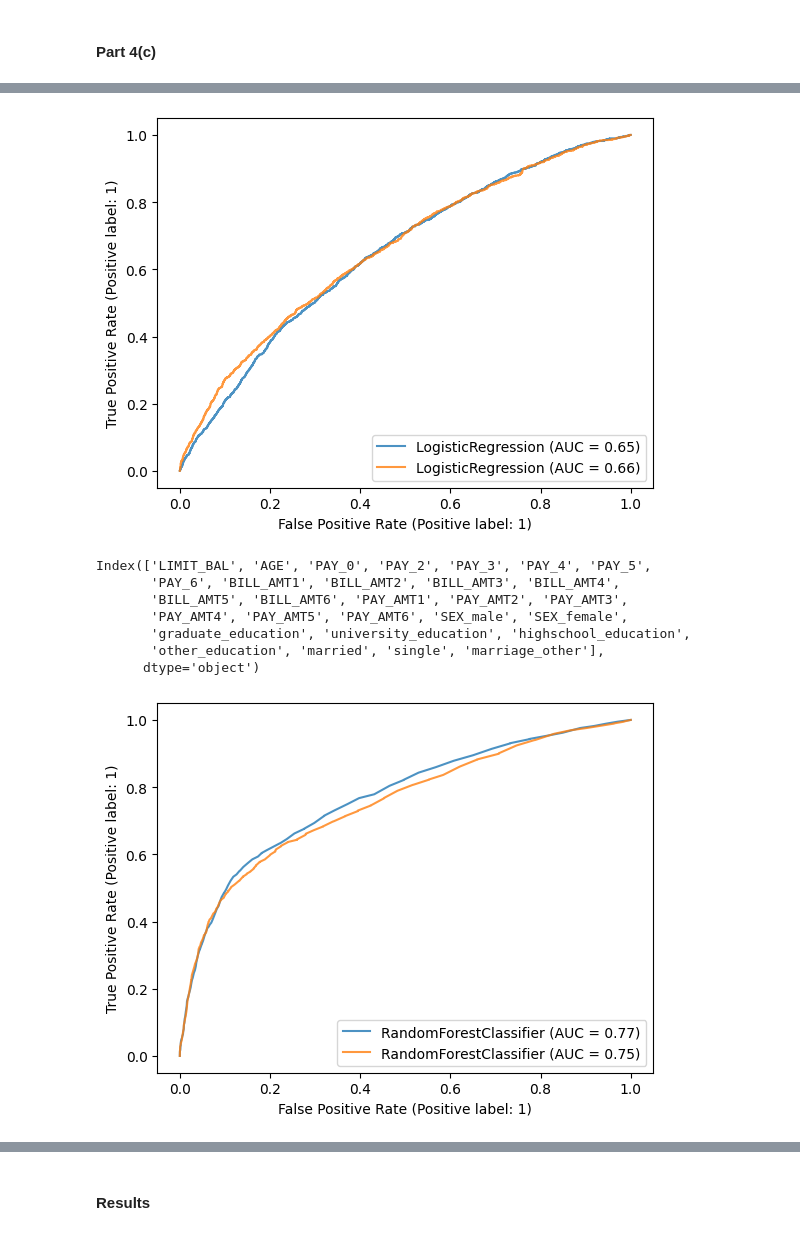
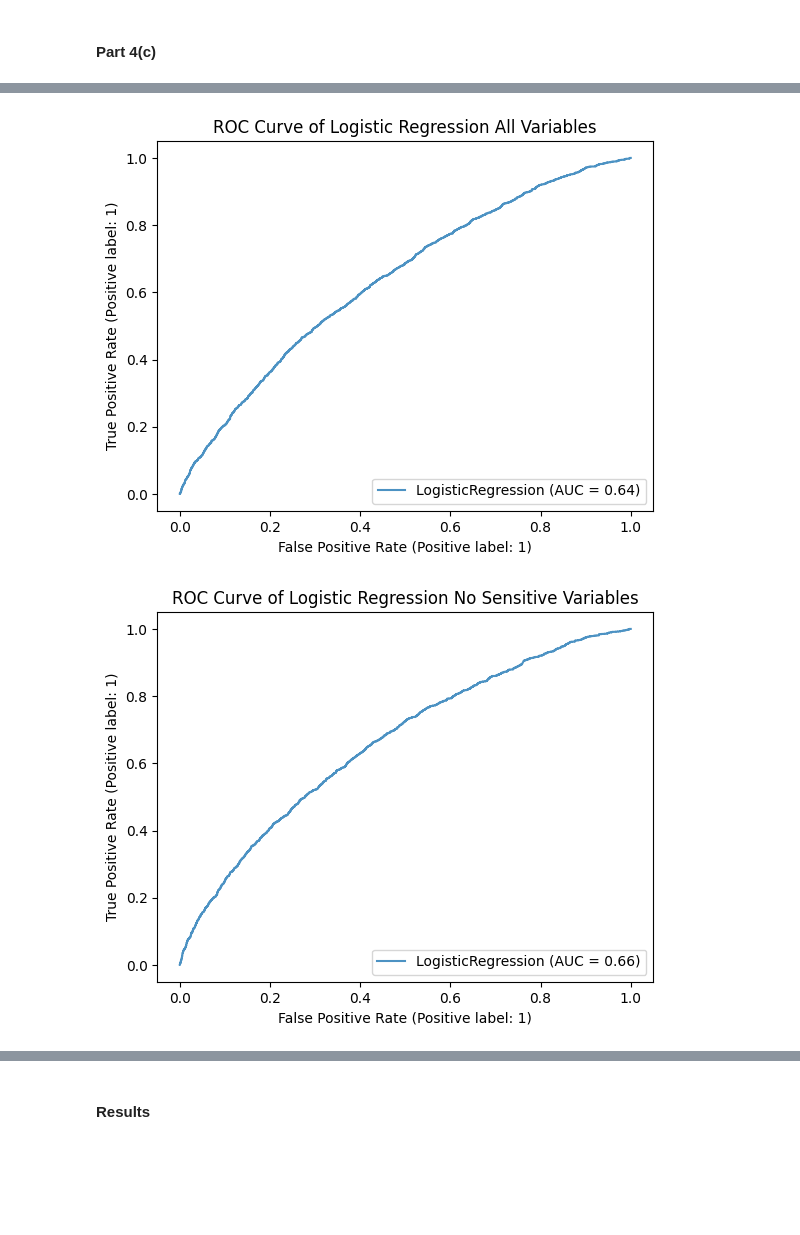
Before and after one commit to dylancvb/credit_risk_prediction, a Jupyter notebook: phase2again.ipynb, the cells around one changed output, grey strips where cells are left out. Cells and saved outputs as stored; diff of their text form; code cells hidden in the pictures; blank space fills up the shorter version.

```diff
--- a/phase2again.ipynb
+++ b/phase2again.ipynb
@@ -759,21 +819,20 @@ fig.tight_layout()
 # %%
-# ROC curve for each model
 ax = plt.gca()
 logreg_disp = RocCurveDisplay.from_estimator(logreg, X_test, y_test, ax=ax, alpha=0.8)
-logreg1_disp = RocCurveDisplay.from_estimator(logreg1, X_test1, y_test1, ax=ax, alpha=0.8)
+ax.set_title('ROC Curve of Logistic Regression All Variables')
 plt.show()
 ax = plt.gca()
-print(X_test.columns)
+logreg1_disp = RocCurveDisplay.from_estimator(logreg1, X_test1, y_test1, ax=ax, alpha=0.8)
+ax.set_title('ROC Curve of Logistic Regression No Sensitive Variables')
+plt.show()
+ax = plt.gca()
 rf_disp = RocCurveDisplay.from_estimator(rf, X_test, y_test, ax=ax, alpha=0.8)
+ax.set_title('ROC Curve of Logistic Regression All Variables')
+plt.show()
+ax = plt.gca()
 rf1_disp = RocCurveDisplay.from_estimator(rf1, X_test1, y_test1, ax=ax, alpha=0.8)
+ax.set_title('ROC Curve of Logistic Regression All Variables')
 plt.show()
 # %% [output]
-[figure, old version]
+[figure, new version]
-Index(['LIMIT_BAL', 'AGE', 'PAY_0', 'PAY_2', 'PAY_3', 'PAY_4', 'PAY_5',
-       'PAY_6', 'BILL_AMT1', 'BILL_AMT2', 'BILL_AMT3', 'BILL_AMT4',
-       'BILL_AMT5', 'BILL_AMT6', 'PAY_AMT1', 'PAY_AMT2', 'PAY_AMT3',
-       'PAY_AMT4', 'PAY_AMT5', 'PAY_AMT6', 'SEX_male', 'SEX_female',
-       'graduate_education', 'university_education', 'highschool_education',
-       'other_education', 'married', 'single', 'marriage_other'],
-      dtype='object')
-[figure, old version]
+[figure, new version]
```
Also changed, not shown: parts of 12 cells of this notebook, 1 other file.
